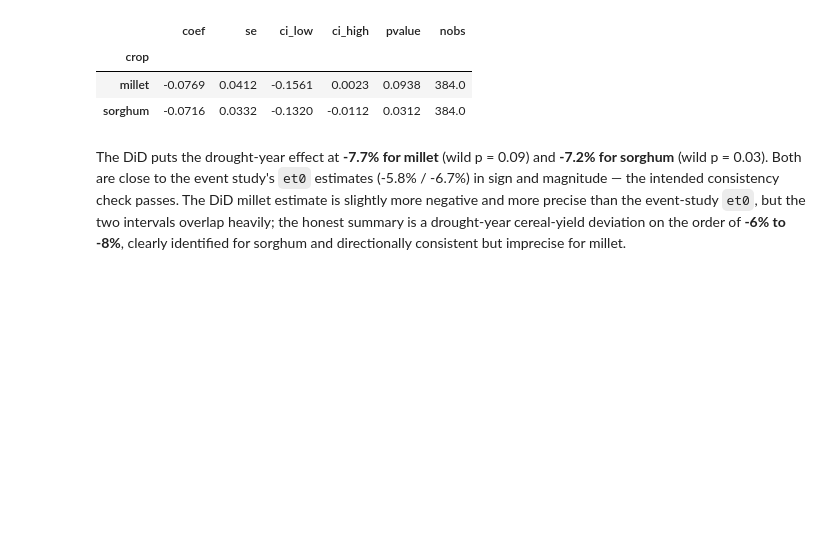
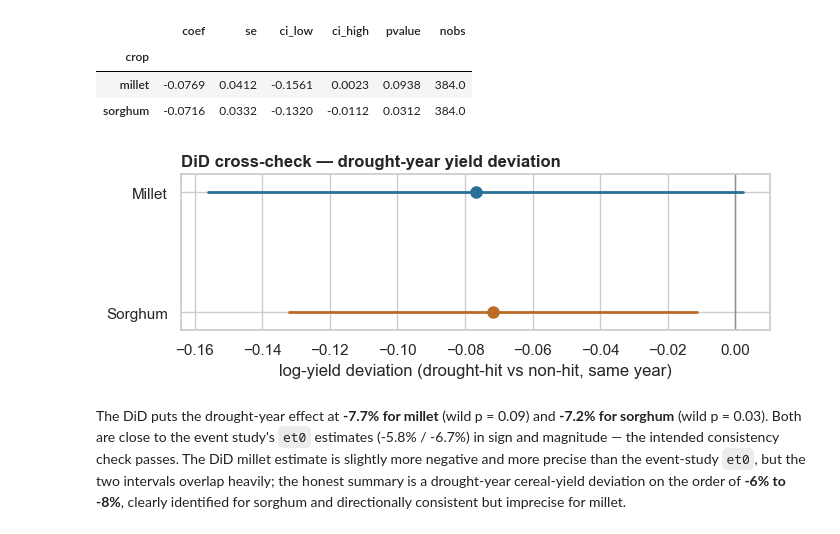
Before and after one commit to Muhanad-husn/Sahel-cereal-yields-climate-shocks, a Jupyter notebook: notebooks/02_main.ipynb, the cells around one changed output. Cells and saved outputs as stored; diff of their text form; code cells hidden in the pictures; blank space fills up the shorter version.

```diff
--- a/notebooks/02_main.ipynb
+++ b/notebooks/02_main.ipynb
@@ -35,11 +35,10 @@ fetched live (see Decision 6).
 import numpy as np
 import pandas as pd
 import matplotlib.pyplot as plt
-import seaborn as sns
 
-from sahel_yields import data, climate, econ, diagnostics
+from sahel_yields import data, climate, econ, diagnostics, viz
 
-sns.set_theme(style="whitegrid", context="notebook")
+viz.set_style()
 pd.set_option("display.precision", 4)
 # %% [markdown]
 ## Part 1 — FAOSTAT yields
@@ -716,6 +715,19 @@ did_tab
 | crop |  |  |  |  |  |  |
 | millet | -0.0769 | 0.0412 | -0.1561 | 0.0023 | 0.0938 | 384.0 |
 | sorghum | -0.0716 | 0.0332 | -0.1320 | -0.0112 | 0.0312 | 384.0 |
+# %%
+# The DiD as a picture: each crop's drought-year coefficient with its wild CI.
+did_plot = did_tab.reset_index()
+did_plot["label"] = did_plot["crop"].str.capitalize()
+fig = viz.coefficient_plot(
+    did_plot, label_col="label", color_col="crop",
+    title="DiD cross-check — drought-year yield deviation",
+    xlabel="log-yield deviation (drought-hit vs non-hit, same year)",
+    figsize=(7.0, 2.6),
+)
+plt.show()
+# %% [output]
+[figure, added]
 # %% [markdown]
 The DiD puts the drought-year effect at **-7.7% for millet** (wild p = 0.09) and
 **-7.2% for sorghum** (wild p = 0.03). Both are close to the event study's
```
Also changed, not shown: parts of 1 cell of this notebook, 5 other files.
